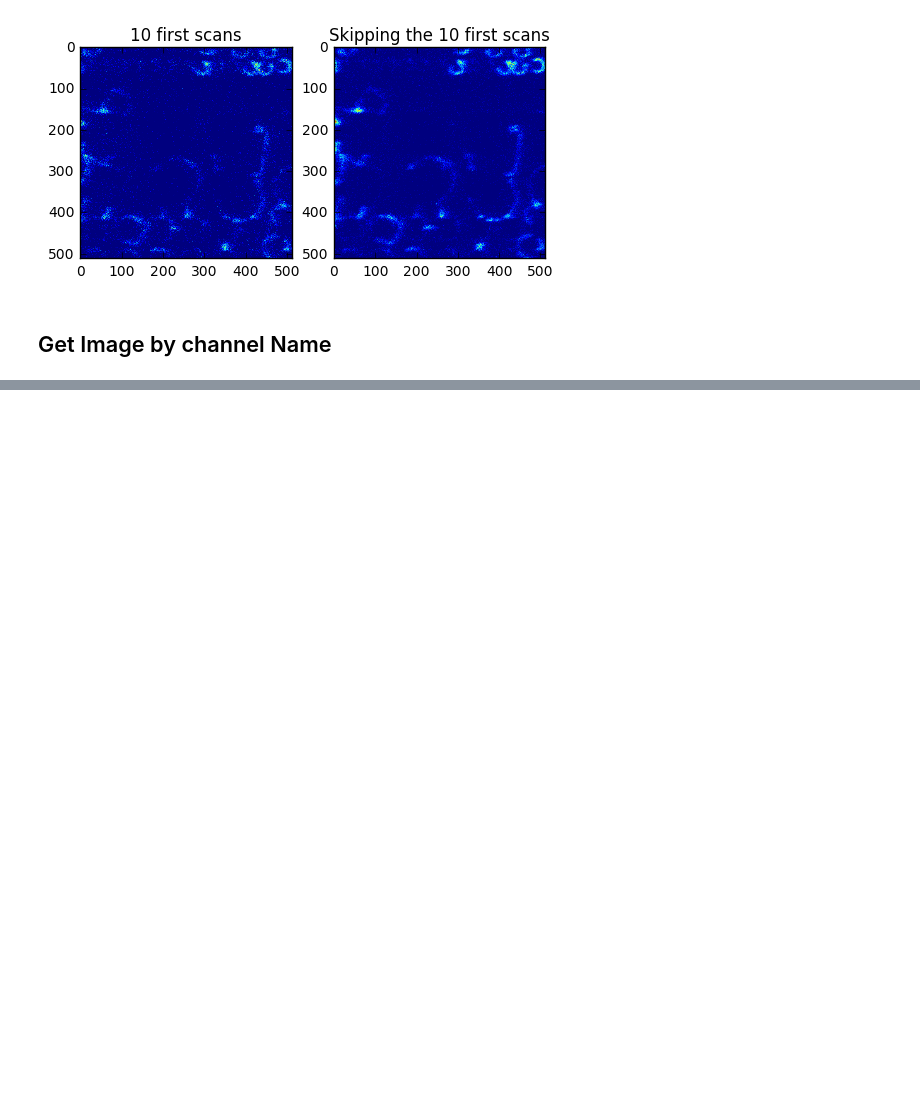
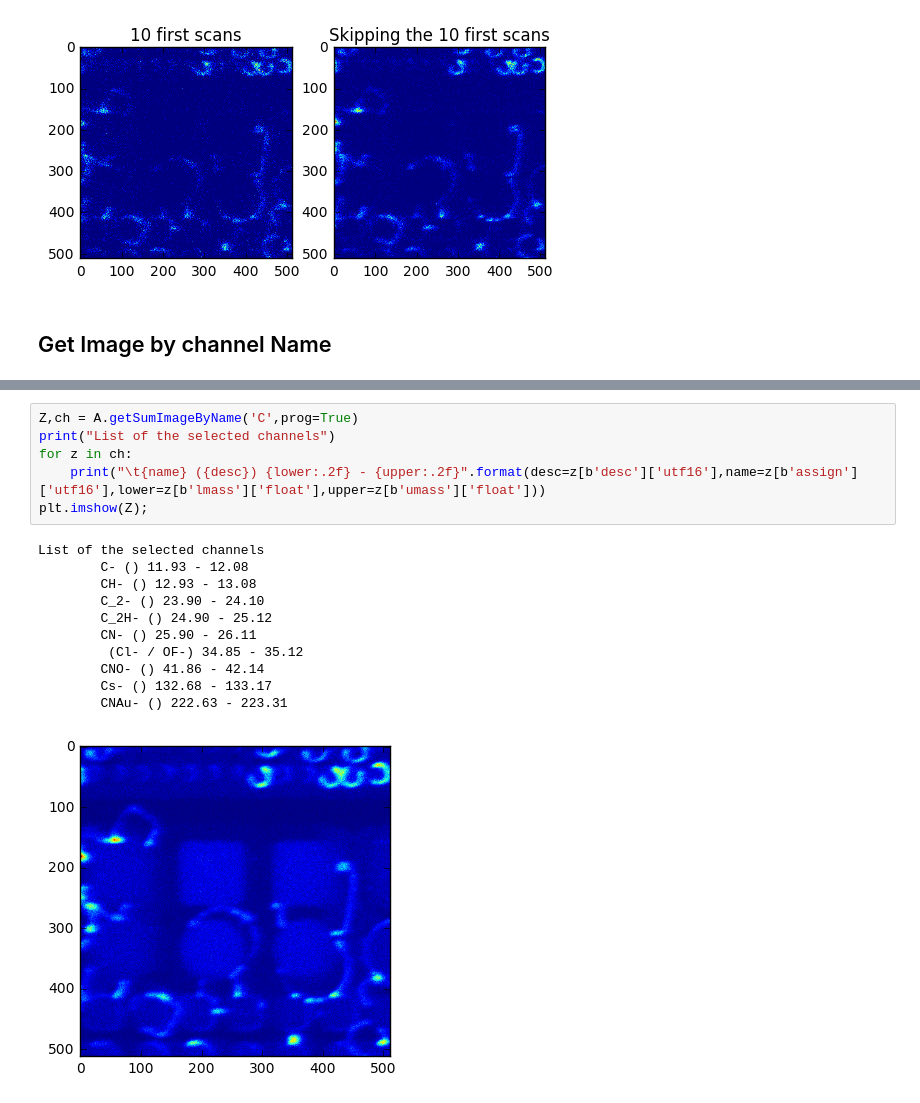
Before and after one commit to scholi/pyTOF, a Jupyter notebook: doc/pyTOF Documentation.ipynb, the cells around one changed output, grey strips where cells are left out. Saved outputs shown, nothing was run; the diff lists cells and outputs as text; blank space fills up the shorter version.

```diff
--- a/doc/pyTOF Documentation.ipynb
+++ b/doc/pyTOF Documentation.ipynb
@@ -78,0 +82,18 @@ List of the selected channels
+# %%
+Z,ch = A.getSumImageByName('C',prog=True)
+print("List of the selected channels")
+for z in ch:
+    print("\t{name} ({desc}) {lower:.2f} - {upper:.2f}".format(desc=z[b'desc']['utf16'],name=z[b'assign']['utf16'],lower=z[b'lmass']['float'],upper=z[b'umass']['float']))
+plt.imshow(Z);
+# %% [output]
+List of the selected channels
+        C- () 11.93 - 12.08
+        CH- () 12.93 - 13.08
+        C_2- () 23.90 - 24.10
+        C_2H- () 24.90 - 25.12
+        CN- () 25.90 - 26.11
+         (Cl- / OF-) 34.85 - 35.12
+        CNO- () 41.86 - 42.14
+        Cs- () 132.68 - 133.17
+        CNAu- () 222.63 - 223.31
+[figure, added]
```
Also changed, not shown: parts of 2 cells of this notebook.
